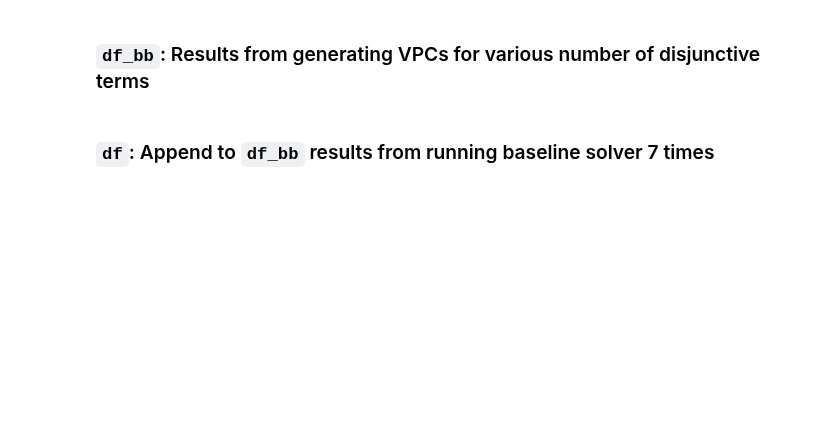
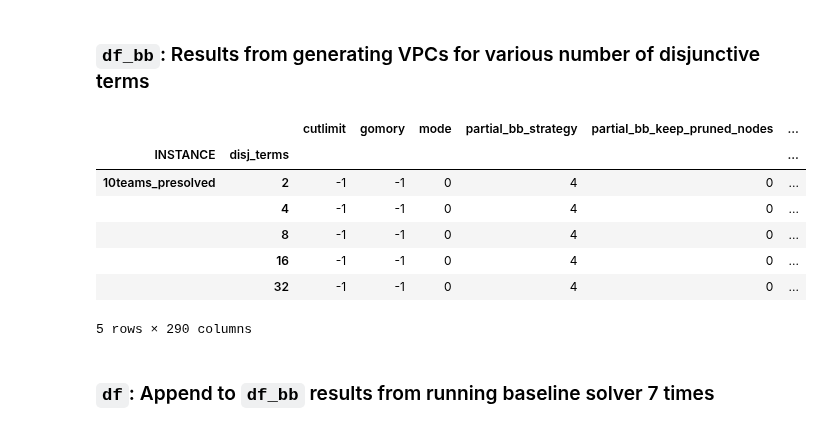
Before and after one commit to akazachk/vpc, a Jupyter notebook: plots/plots.ipynb, the cells around one changed output. Cells and saved outputs as stored; diff of their text form; code cells hidden in the pictures; blank space fills up the shorter version.

```diff
--- a/plots/plots.ipynb
+++ b/plots/plots.ipynb
@@ -26,12 +26,15 @@ repos_key = 'REPOS_DIR'
 try:
     REPOS_DIR = os.environ[repos_key]
     print("REPOS_DIR set to \"%s\"." % REPOS_DIR)
+    HOME_DIR = os.environ['HOME']
+    print("HOME_DIR set to \"%s\"." % HOME_DIR)
 except KeyError:
     print("*** ERROR: %s not found!" % repos_key)
 
 VPC_DIR = REPOS_DIR + "/vpc/"
 #RESULTS_DIR = VPC_DIR + "results/saved/"
 RESULTS_DIR = VPC_DIR + "results/2023-06-25/"
+RESULTS_DIR = HOME_DIR + '/' + "results/saved/"
 DATA_DIR = VPC_DIR + "data/"
 
 ONLY_PURE_BINARY = False
@@ -78,8 +104,17 @@ display(df_preprocess.loc['bm23','CLEANED LP OBJ'])
 ### `df_bb`: Results from generating VPCs for various number of disjunctive terms
 # %%
 ## Results from generating VPCs for various number of disjunctive terms
-df_bb = initialize_df(RESULTS_DIR + "vpc-bb.csv")
+df_bb = initialize_df(RESULTS_DIR + "vpc-bb0bb.csv")
 display(df_bb.head())
+# %% [output]
+|  |  | cutlimit | gomory | mode | partial_bb_strategy | partial_bb_keep_pruned_nodes | ... |
+| INSTANCE | disj_terms |  |  |  |  |  | ... |
+| 10teams_presolved | 2 | -1 | -1 | 0 | 4 | 0 | ... |
+|  | 4 | -1 | -1 | 0 | 4 | 0 | ... |
+|  | 8 | -1 | -1 | 0 | 4 | 0 | ... |
+|  | 16 | -1 | -1 | 0 | 4 | 0 | ... |
+|  | 32 | -1 | -1 | 0 | 4 | 0 | ... |
+5 rows × 290 columns
 # %% [markdown]
 ### `df`: Append to `df_bb` results from running baseline solver 7 times
 # %%
```
Also changed, not shown: parts of 51 cells of this notebook, 4 other files.
